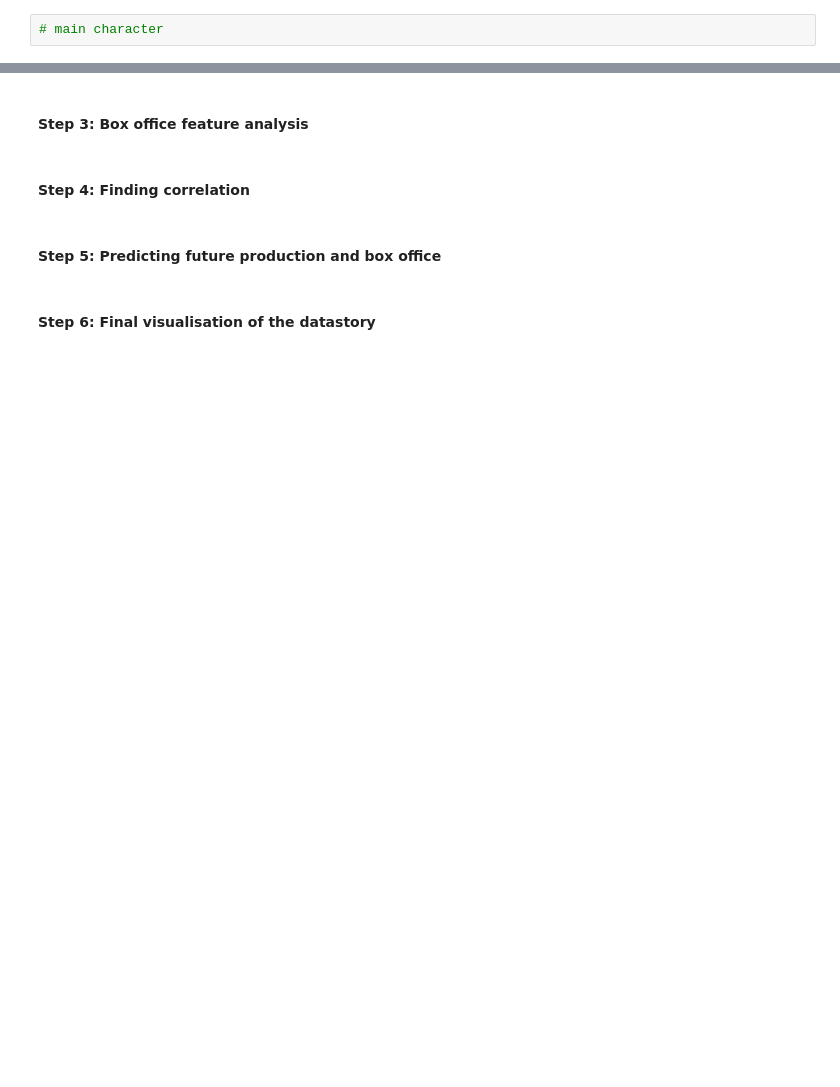
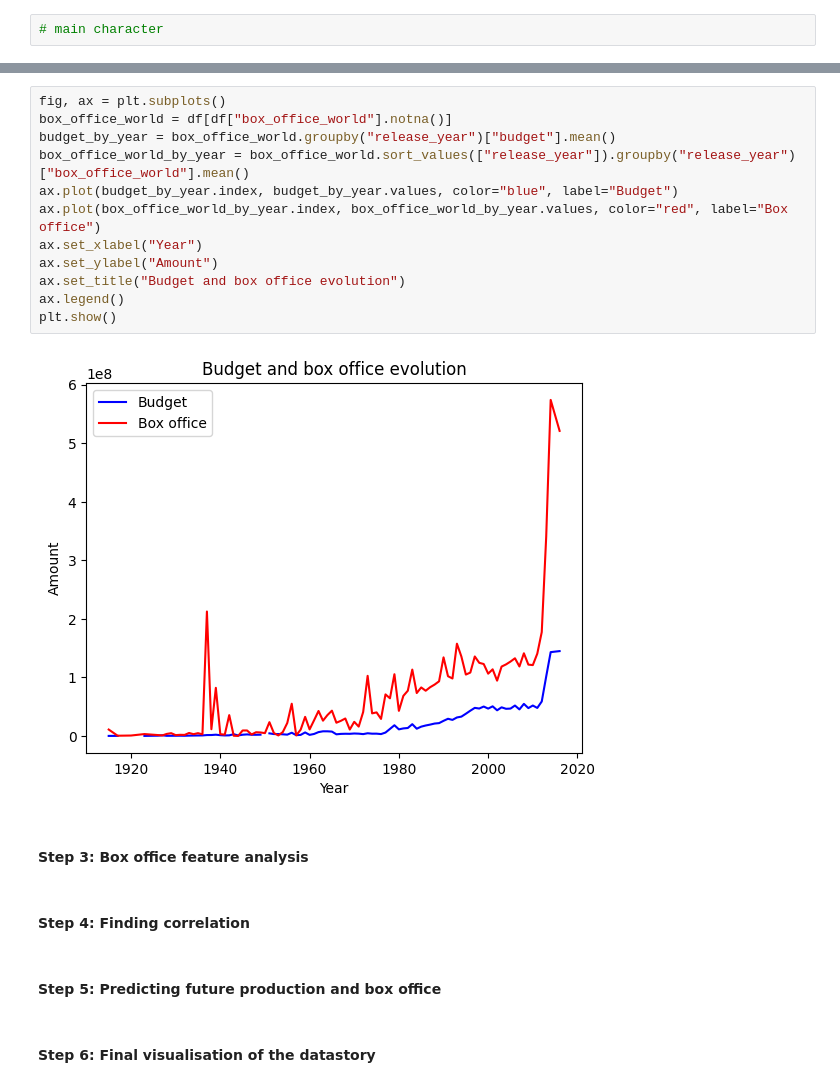
Before and after one commit to epfl-ada/ada-2022-project-r4d4r, a Jupyter notebook: main.ipynb, the cells around one changed output, grey strips where cells are left out. Drawn from its saved outputs; the diff is of its cells as text; blank space fills up the shorter version.

```diff
--- a/main.ipynb
+++ b/main.ipynb
@@ -90,3 +136,17 @@ df.to_csv("./Data/cleaned_data.csv")
+# %%
+fig, ax = plt.subplots()
+box_office_world = df[df["box_office_world"].notna()]
+budget_by_year = box_office_world.groupby("release_year")["budget"].mean()
+box_office_world_by_year = box_office_world.sort_values(["release_year"]).groupby("release_year")["box_office_world"].mean()
+ax.plot(budget_by_year.index, budget_by_year.values, color="blue", label="Budget")
+ax.plot(box_office_world_by_year.index, box_office_world_by_year.values, color="red", label="Box office")
+ax.set_xlabel("Year")
+ax.set_ylabel("Amount")
+ax.set_title("Budget and box office evolution")
+ax.legend()
+plt.show()
+# %% [output]
+[figure, added]
 # %% [markdown]
 #### Step 3: Box office feature analysis
 # %% [markdown]
```
Also changed, not shown: parts of 6 cells of this notebook, 1 other file.
